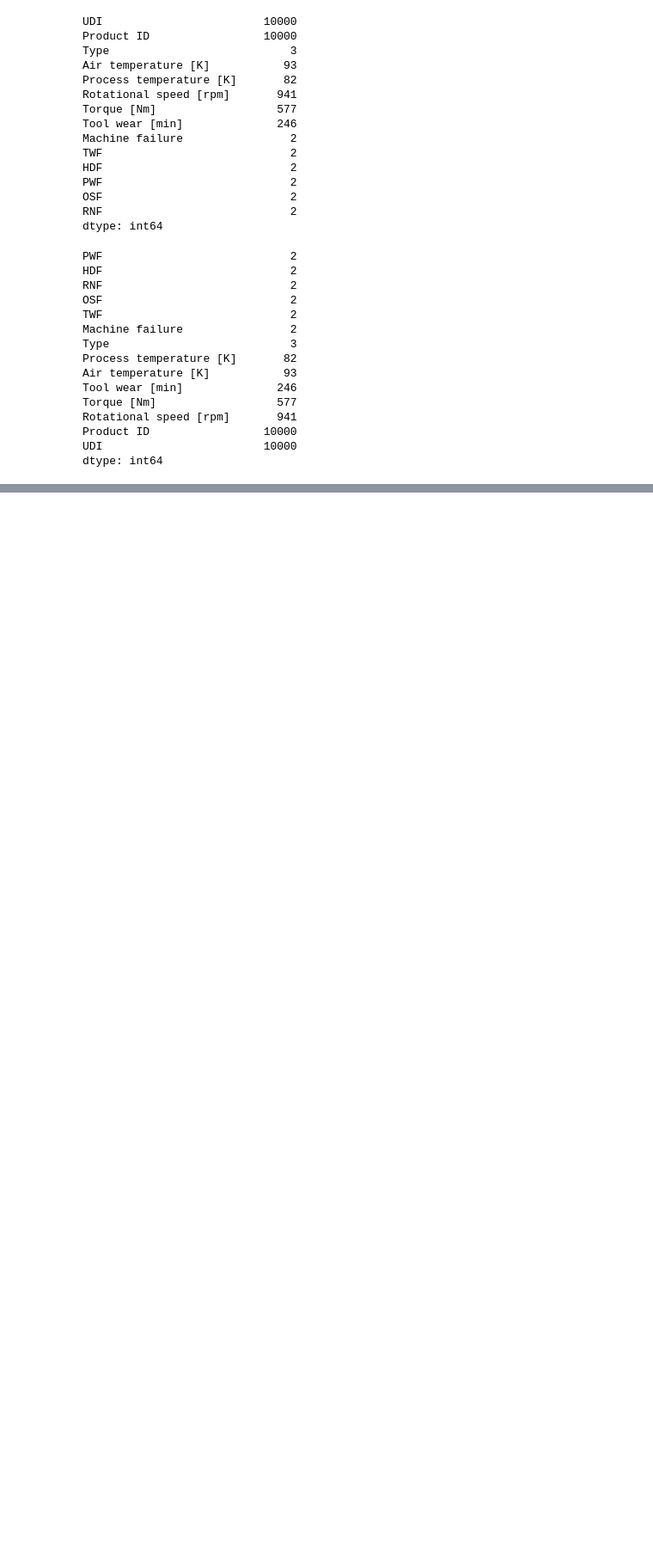
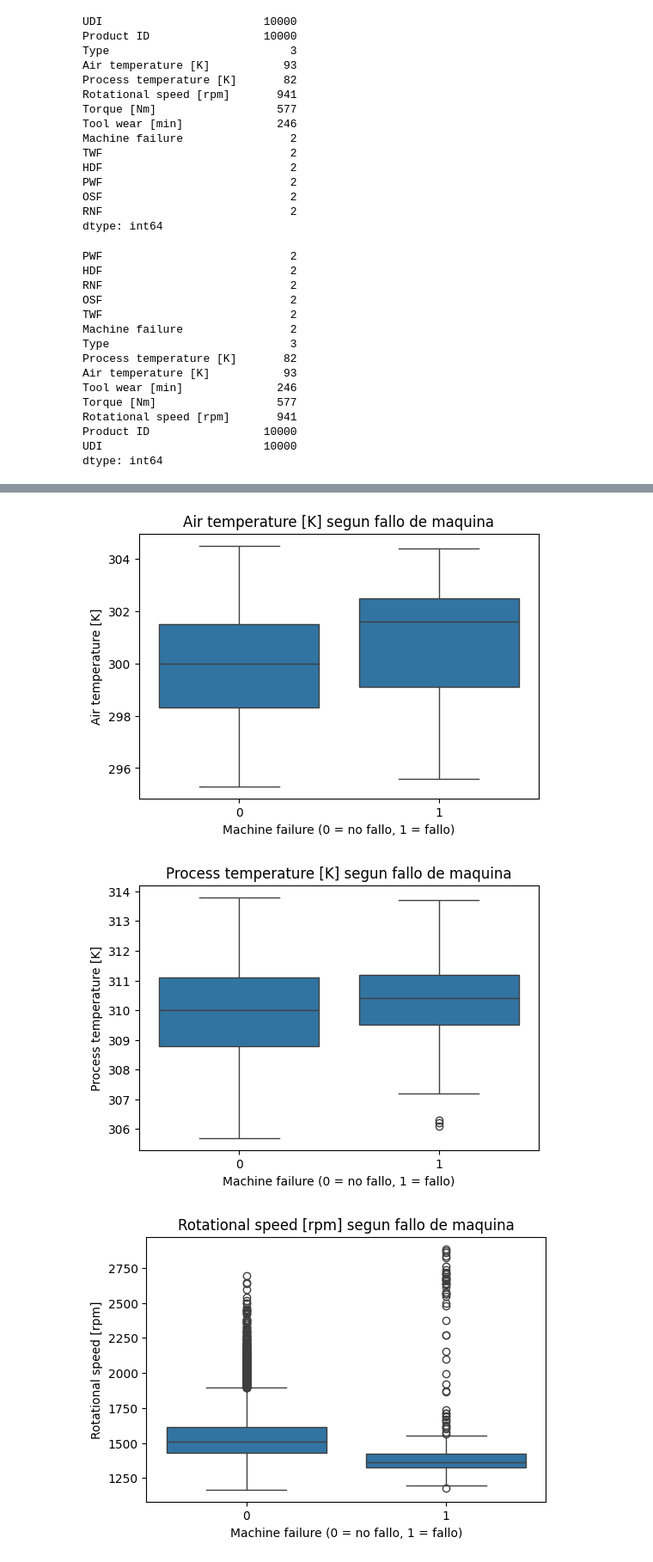
Before and after one commit to josemarin-create/predictive_maintenance_project, a Jupyter notebook: notebooks/01_datos.ipynb, the cells around one changed output, grey strips where cells are left out. Shown at 86% size. Saved outputs shown, nothing was run; the diff lists cells and outputs as text; code cells hidden in the pictures; blank space fills up the shorter version.

```diff
--- a/notebooks/01_datos.ipynb
+++ b/notebooks/01_datos.ipynb
@@ -200,0 +323,18 @@ Las variables de temperatura, velocidad, torque y desgaste son numericas y repre
+# %%
+for feature in numeric_features:
+    plt.figure(figsize=(6, 4))
+
+    sns.boxplot(
+        data=df,
+        x="Machine failure",
+        y=feature
+    )
+
+    plt.title(f"{feature} segun fallo de maquina")
+    plt.xlabel("Machine failure (0 = no fallo, 1 = fallo)")
+    plt.ylabel(feature)
+    plt.show()
+# %% [output]
+[figure, added]
+[figure, added]
+[figure, added]
```
Also changed, not shown: parts of 45 cells of this notebook.
